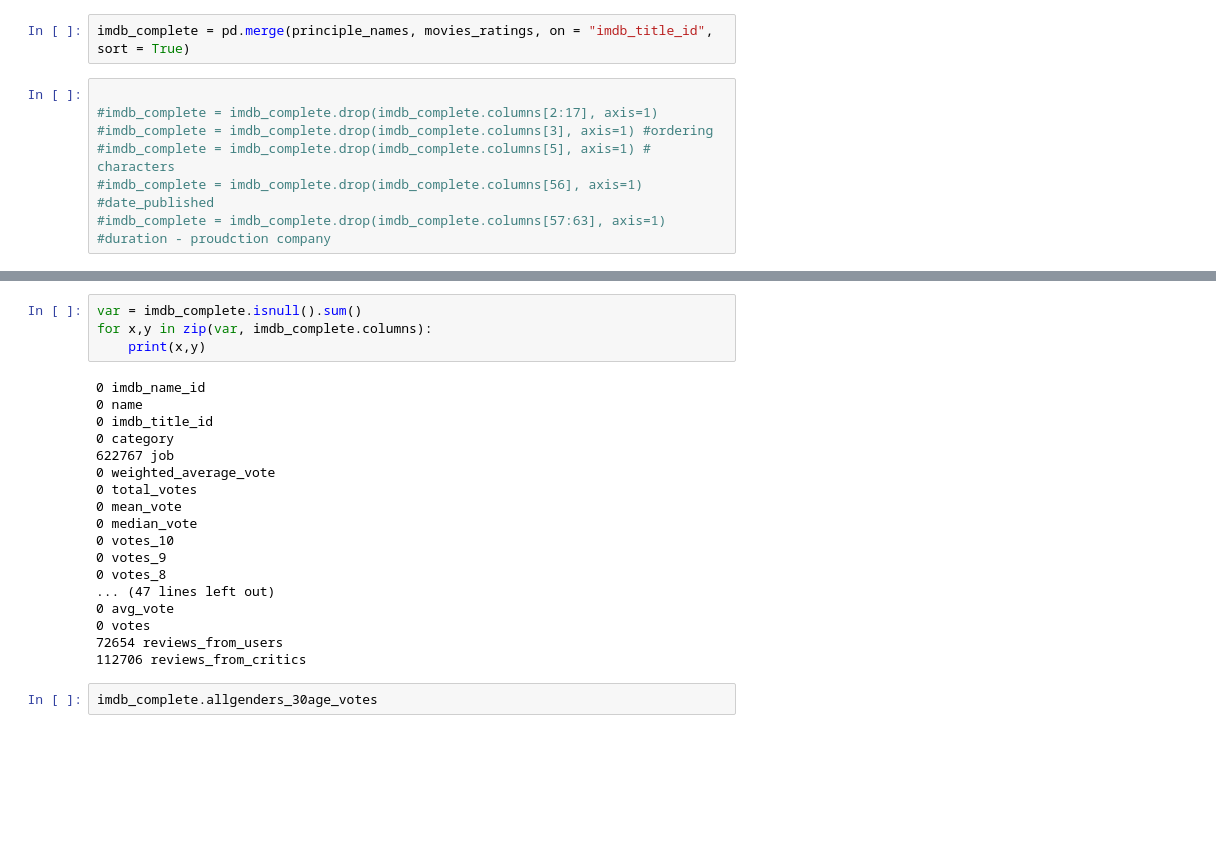
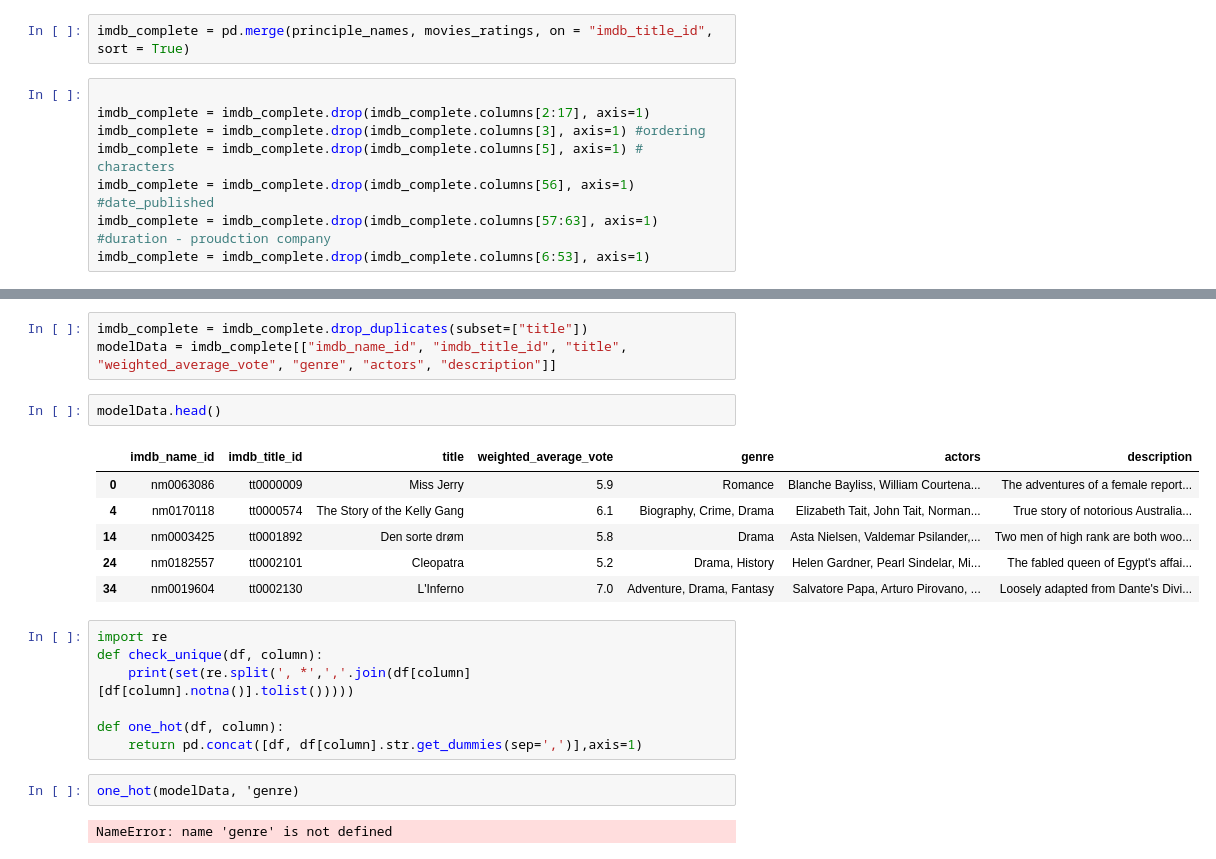
Before and after one commit to LucasZhang58/Cinemalytics, a Jupyter notebook: Recommendation System - MoviesOnStreamingPlatforms.ipynb, the cells around one changed output, grey strips where cells are left out. Drawn from its saved outputs; the diff is of its cells as text; blank space fills up the shorter version.

Commit message:
Updated model data dataframe

```diff
--- a/Recommendation System - MoviesOnStreamingPlatforms.ipynb
+++ b/Recommendation System - MoviesOnStreamingPlatforms.ipynb
@@ -175,8 +175,9 @@ principle_names = pd.merge(imdb_names, imdb_title_principals, on='imdb_name_id',
 imdb_complete = pd.merge(principle_names, movies_ratings, on = "imdb_title_id", sort = True)
 # %%
 
-#imdb_complete = imdb_complete.drop(imdb_complete.columns[2:17], axis=1)
-#imdb_complete = imdb_complete.drop(imdb_complete.columns[3], axis=1) #ordering
-#imdb_complete = imdb_complete.drop(imdb_complete.columns[5], axis=1) # characters
-#imdb_complete = imdb_complete.drop(imdb_complete.columns[56], axis=1) #date_published
-#imdb_complete = imdb_complete.drop(imdb_complete.columns[57:63], axis=1) #duration - proudction company
+imdb_complete = imdb_complete.drop(imdb_complete.columns[2:17], axis=1)
+imdb_complete = imdb_complete.drop(imdb_complete.columns[3], axis=1) #ordering
+imdb_complete = imdb_complete.drop(imdb_complete.columns[5], axis=1) # characters
+imdb_complete = imdb_complete.drop(imdb_complete.columns[56], axis=1) #date_published
+imdb_complete = imdb_complete.drop(imdb_complete.columns[57:63], axis=1) #duration - proudction company
+imdb_complete = imdb_complete.drop(imdb_complete.columns[6:53], axis=1)
@@ -206,24 +184,23 @@ Index(['imdb_name_id', 'name', 'imdb_title_id', 'category', 'job',
-# %%
-var = imdb_complete.isnull().sum()
-for x,y in zip(var, imdb_complete.columns):
-    print(x,y)
-# %% [output]
-0 imdb_name_id
-0 name
-0 imdb_title_id
-0 category
-622767 job
-0 weighted_average_vote
-0 total_votes
-0 mean_vote
-0 median_vote
-0 votes_10
-0 votes_9
-0 votes_8
-... (47 lines left out)
-0 avg_vote
-0 votes
-72654 reviews_from_users
-112706 reviews_from_critics
-# %%
-imdb_complete.allgenders_30age_votes
+# %%
+imdb_complete = imdb_complete.drop_duplicates(subset=["title"])
+modelData = imdb_complete[["imdb_name_id", "imdb_title_id", "title", "weighted_average_vote", "genre", "actors", "description"]]
+# %%
+modelData.head()
+# %% [output]
+|  | imdb_name_id | imdb_title_id | title | weighted_average_vote | genre | actors | description |
+| 0 | nm0063086 | tt0000009 | Miss Jerry | 5.9 | Romance | Blanche Bayliss, William Courtena... | The adventures of a female report... |
+| 4 | nm0170118 | tt0000574 | The Story of the Kelly Gang | 6.1 | Biography, Crime, Drama | Elizabeth Tait, John Tait, Norman... | True story of notorious Australia... |
+| 14 | nm0003425 | tt0001892 | Den sorte drøm | 5.8 | Drama | Asta Nielsen, Valdemar Psilander,... | Two men of high rank are both woo... |
+| 24 | nm0182557 | tt0002101 | Cleopatra | 5.2 | Drama, History | Helen Gardner, Pearl Sindelar, Mi... | The fabled queen of Egypt's affai... |
+| 34 | nm0019604 | tt0002130 | L'Inferno | 7.0 | Adventure, Drama, Fantasy | Salvatore Papa, Arturo Pirovano, ... | Loosely adapted from Dante's Divi... |
+# %%
+import re
+def check_unique(df, column):
+    print(set(re.split(', *',','.join(df[column][df[column].notna()].tolist()))))
+
+def one_hot(df, column):
+    return pd.concat([df, df[column].str.get_dummies(sep=',')],axis=1)
+# %%
+one_hot(modelData, 'genre)
+# %% [output]
+NameError: name 'genre' is not defined
```
Also changed, not shown: parts of 1 cell of this notebook.
